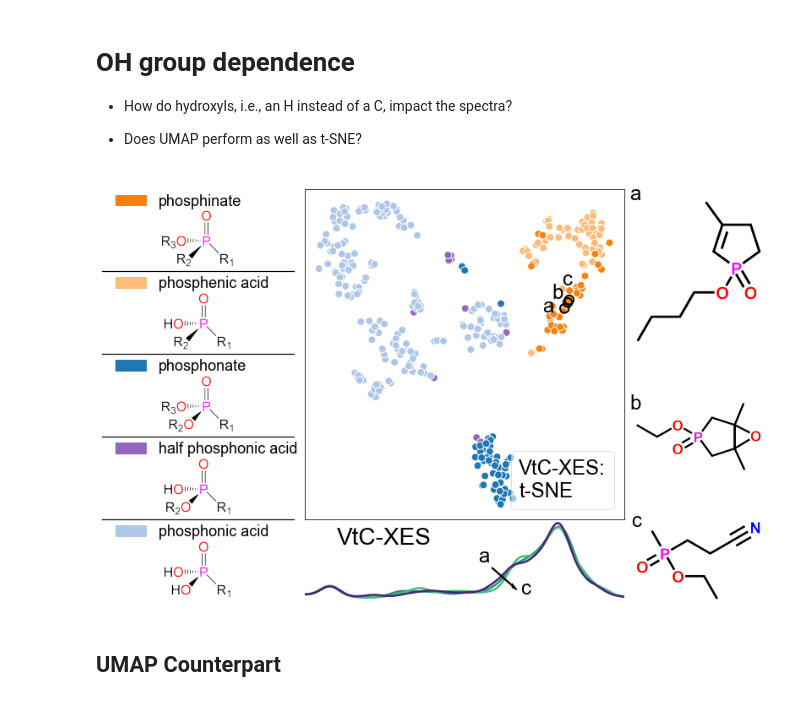
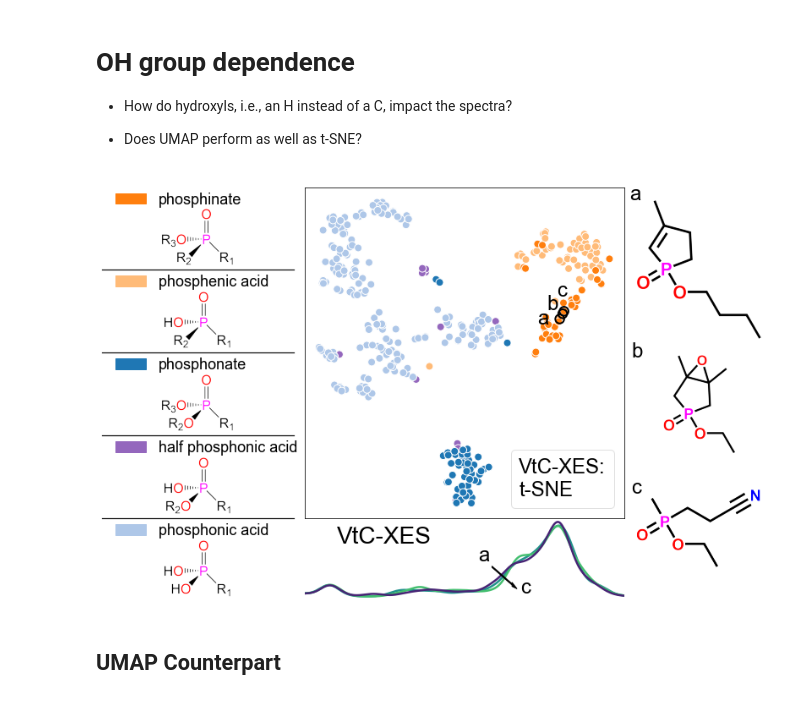
Before and after one commit to Seidler-Lab/Phosphorus-ML-Project, a Jupyter notebook: Data_Analysis_Sam.ipynb, the cells around one changed output. Drawn from its saved outputs; the diff is of its cells as text; code cells hidden in the pictures.

```diff
--- a/Data_Analysis_Sam.ipynb
+++ b/Data_Analysis_Sam.ipynb
@@ -99,8 +99,10 @@ XANES takes 12 PCs to explain 0.9095 variance
 
 * How does tricoordinate versus tetracoordinate compare?
 # %%
-X_coord, XES_tsnemap, XES_TSNE, hiddenCIDS = get_subset_maps(X_data_classed, coordcodemap, mode='XES')
-X_coord, XANES_tsnemap, XANES_TSNE, hiddenCIDS = get_subset_maps(X_data_classed, coordcodemap, mode='XANES')
+X_coord, XES_tsnemap, XES_TSNE, hiddenCIDS = get_subset_maps(X_data_classed, coordcodemap, mode='XES',
+                                                             method='UMAP')
+X_coord, XANES_tsnemap, XANES_TSNE, hiddenCIDS = get_subset_maps(X_data_classed, coordcodemap, mode='XANES',
+                                                                 method='UMAP')
 # %%
 fig = plt.figure(figsize=(15,12))
 asize = 0.4
@@ -572,13 +704,11 @@ spec = fig.add_gridspec(nrows=3, ncols=6, width_ratios=[1, 0.8, 1.2, 1, 1, 1],
 plt.subplots_adjust(wspace=0, hspace=0)
 
 kwargs = {'Class': labels}
-options = {'loc':2}
 
-X_subset, XES_tsnemap, XES_TSNE, hiddenCIDS = get_subset_maps(X_data_classed, codemap, mode='XES', perplexity=20,
-                                                              **kwargs)
-X_subset, XANES_tsnemap, XANES_TSNE, hiddenCIDS = get_subset_maps(X_data_classed, codemap, mode='XANES',
-                                                                  perplexity=18,
-                                                                  **kwargs)
+# X_subset, XES_tsnemap, XES_TSNE, hiddenCIDS = get_subset_maps(X_data_classed, codemap, mode='XES',
+#                                                               perplexity=20, method='umap', **kwargs)
+# X_subset, XANES_tsnemap, XANES_TSNE, hiddenCIDS = get_subset_maps(X_data_classed, codemap, mode='XANES',
+#                                                                   perplexity=18, method='umap', **kwargs)
 
 structures = [plt.imread(f'../Figures/chemdraw/{clsname}.png') for clsname in labels]
 
@@ -601,16 +731,19 @@ for mode in ['XES', 'XANES']:
     if mode == 'XES':
         tsnemap = XES_tsnemap
         col1, col2 = 0, 3
+        options = {'loc':'upper center'}
     else:
         tsnemap = XANES_tsnemap
         col1, col2 = 3, 6
+        options = {'loc': 'upper center'}
     #################### tsne plot
     ax = fig.add_subplot(spec[0, col1:col2])
     tsne_plt = plot_dim_red((fig, ax), X_subset, tsnemap, size=80,
                             colorcodemap=codemap, coloralpha=1., hiddenalpha=0.03,
-                            mode=mode, method='t-SNE', fontsize=25, edgecolors='w',
+                            mode=mode, method='UMAP', fontsize=25, edgecolors='w',
                             **Merge(kwargs, options))
     set_spine_width(ax, width=1.)
+    add_point_pubchem_link(tsne_plt, X_subset)
 
-# plt.savefig(f'../Figures/sulfur.png', dpi=1000, transparent=False, bbox_inches='tight')
+plt.savefig(f'../Figures/sulfur.png', dpi=1000, transparent=False, bbox_inches='tight')
 # %% [output]
@@ -694,10 +953,10 @@ plt.subplots_adjust(wspace=0.05, hspace=0)
 kwargs = {'Class': labels, 'loc':4, 'title': ''}
 
 ########## get reuced spaces with corresponding maps
-X_subset, XES_tsnemap, XES_TSNE, hiddenCIDS = get_subset_maps(X_data_classed, codemap, mode='XES',
-                                                              method=method, **kwargs)
-X_subset, XANES_tsnemap, XANES_TSNE, hiddenCIDS = get_subset_maps(X_data_classed, codemap, mode='XANES',
-                                                                  method=method, **kwargs)
+# X_subset, XES_tsnemap, XES_TSNE, hiddenCIDS = get_subset_maps(X_data_classed, codemap, mode='XES',
+#                                                               method=method, **kwargs)
+# X_subset, XANES_tsnemap, XANES_TSNE, hiddenCIDS = get_subset_maps(X_data_classed, codemap, mode='XANES',
+#                                                                   method=method, **kwargs)
 cid_subset = [c['CID'] for c in X_data_classed if c['Class'] in labels]
 
 ########## make first column with structures
@@ -739,37 +998,45 @@ spaghetti_plt = plot_spaghetti((fig, ax), compoundmap, mode='XES', scalecolor=Fa
                                 energyrange=energyrange, **Merge(kwargs, options))
 
 ###### drawing arrow and annotating
 x, y, dx, dy = 2132.5, 1.18, 1.8, -0.13
 arr = mpl.patches.Arrow(x, y, dx, dy, width=0.04, linestyle='-',
                         edgecolor='k', facecolor='k', zorder=5)
 ax.add_patch(arr)
 ax.annotate('a', (x, y), ha='center', va='bottom',
             size=24, xytext=(-10, 2), textcoords='offset points')
 ax.annotate('c', (x + dx, y + dy), ha='center', va='bottom',
             size=24, xytext=(10, -10), textcoords='offset points')
 
 ######## select options for the 2D plot
 options = Merge(kwargs, {'CID': select_cids, 'offsets':offsets, 'label':label})
 subax = fig.add_subplot(spec[:N*2-2, 1])
 
 #################### tsne plot
 tsne_plt = plot_dim_red((fig, subax), X_subset, tsnemap, size=80,
                         colorcodemap=codemap, coloralpha=1., hiddenalpha=0.03,
                         mode='XES', method=method, fontsize=24, edgecolors='w',
                         large_ticks=False, **options)
 
 ##### show selected cid structures
 for i, cid in enumerate(select_cids):
-    structax = fig.add_subplot(spec[4*i: 4*i + 4, 2])
-    img = Image.open(f"../Figures/examples/{cid}.png")
+    if i == 0:
+        structax = fig.add_subplot(spec[4*i: 4*i + 4, 2])
+        xytext = (0.05, 1.1)
+    elif i == 1:
+        structax = fig.add_subplot(spec[4*i: 4*i + 3, 2])
+        xytext = (-0.25, 1.1)
+    elif i == 2:
+        structax = fig.add_subplot(spec[4*i - 1: 4*i + 2, 2])
+        xytext = (0.05, 1.1)
+    img = Image.open(f"../Figures/chemdraw/{cid}.png")
     structax.imshow(img)
     structax.axis('off')
     structax.annotate(label[i], (0, 0), ha='right', va='top',
-                      size=24, xytext=(0.05, 1.1), textcoords='axes fraction')
+                      size=24, xytext=xytext, textcoords='axes fraction')
 
 # plt.savefig(f'../Figures/{method}_OH.png', dpi=1000, transparent=False, bbox_inches='tight')
 # %% [output]
-[figure, old version]
+[figure, new version]
 # %% [markdown]
 ## UMAP Counterpart
 # %%
```
Also changed, not shown: parts of 22 cells of this notebook, 1 other file.
